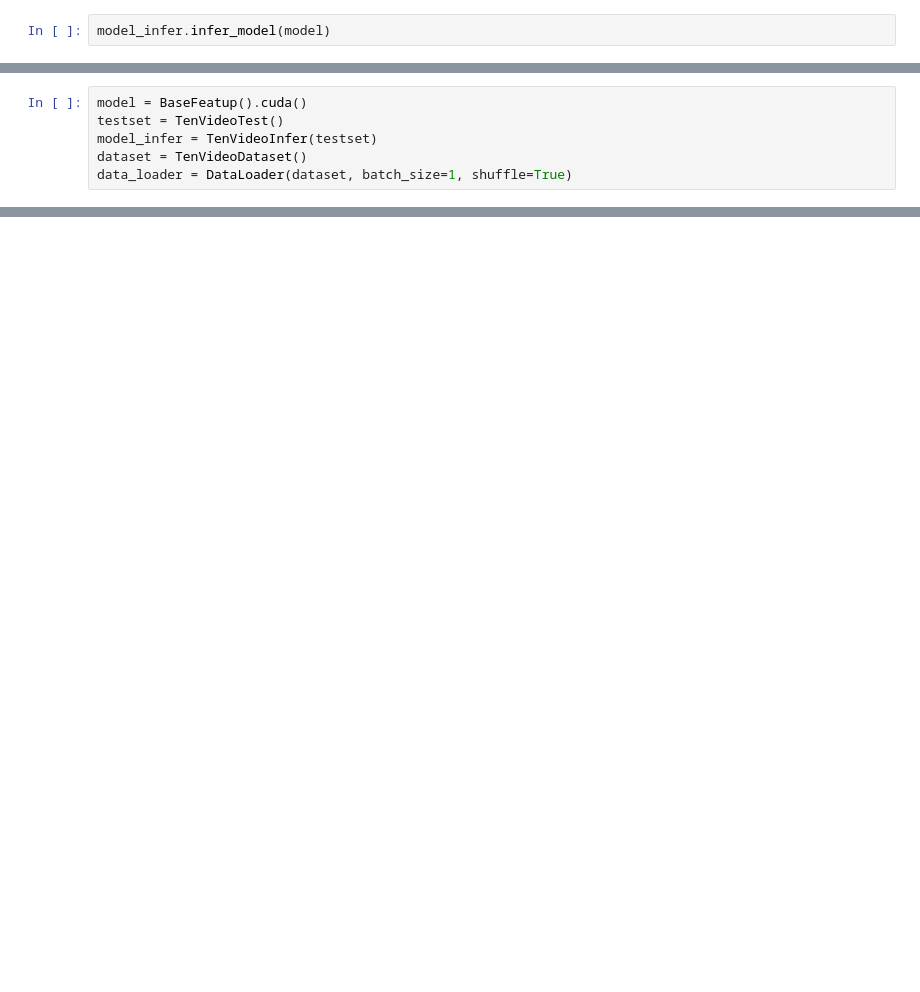
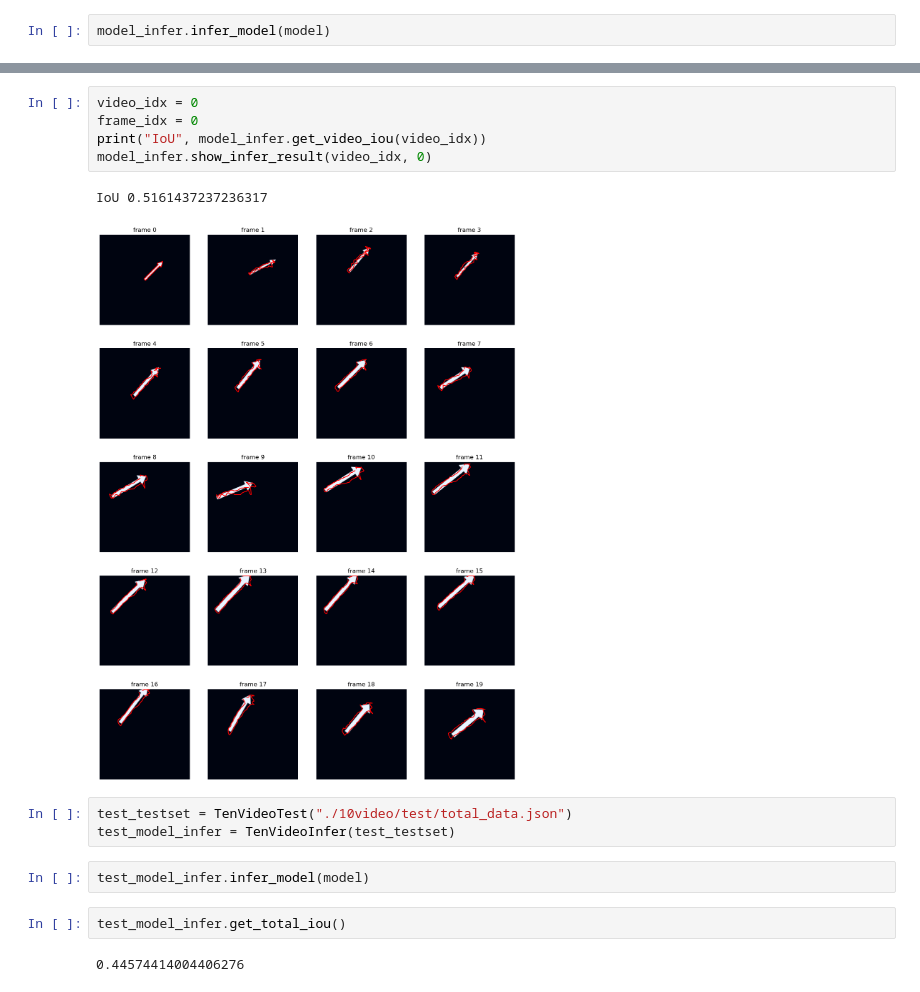
Before and after one commit to wcbup/VOS_boundary_tracking, a Jupyter notebook: featup_10.ipynb, the cells around one changed output, grey strips where cells are left out. Saved outputs shown, nothing was run; the diff lists cells and outputs as text; blank space fills up the shorter version.

```diff
--- a/featup_10.ipynb
+++ b/featup_10.ipynb
@@ -61,6 +95,0 @@ model_infer.show_infer_result(4, 0)
-# %%
-model = BaseFeatup().cuda()
-testset = TenVideoTest()
-model_infer = TenVideoInfer(testset)
-dataset = TenVideoDataset()
-data_loader = DataLoader(dataset, batch_size=1, shuffle=True)
@@ -131,0 +96,17 @@ KeyboardInterrupt:
+# %%
+video_idx = 0
+frame_idx = 0
+print("IoU", model_infer.get_video_iou(video_idx))
+model_infer.show_infer_result(video_idx, 0)
+# %% [output]
+IoU 0.5161437237236317
+[figure, added]
+# %%
+test_testset = TenVideoTest("./10video/test/total_data.json")
+test_model_infer = TenVideoInfer(test_testset)
+# %%
+test_model_infer.infer_model(model)
+# %%
+test_model_infer.get_total_iou()
+# %% [output]
+0.44574414004406276
```
Also changed, not shown: parts of 22 cells of this notebook, 8 other files.
